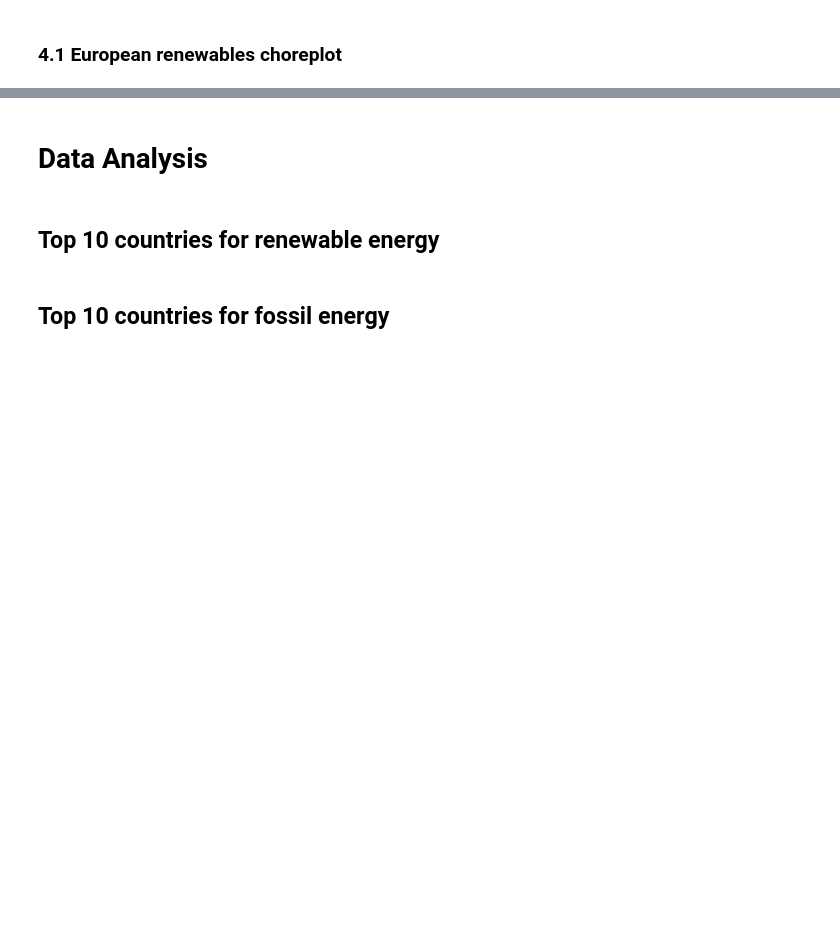
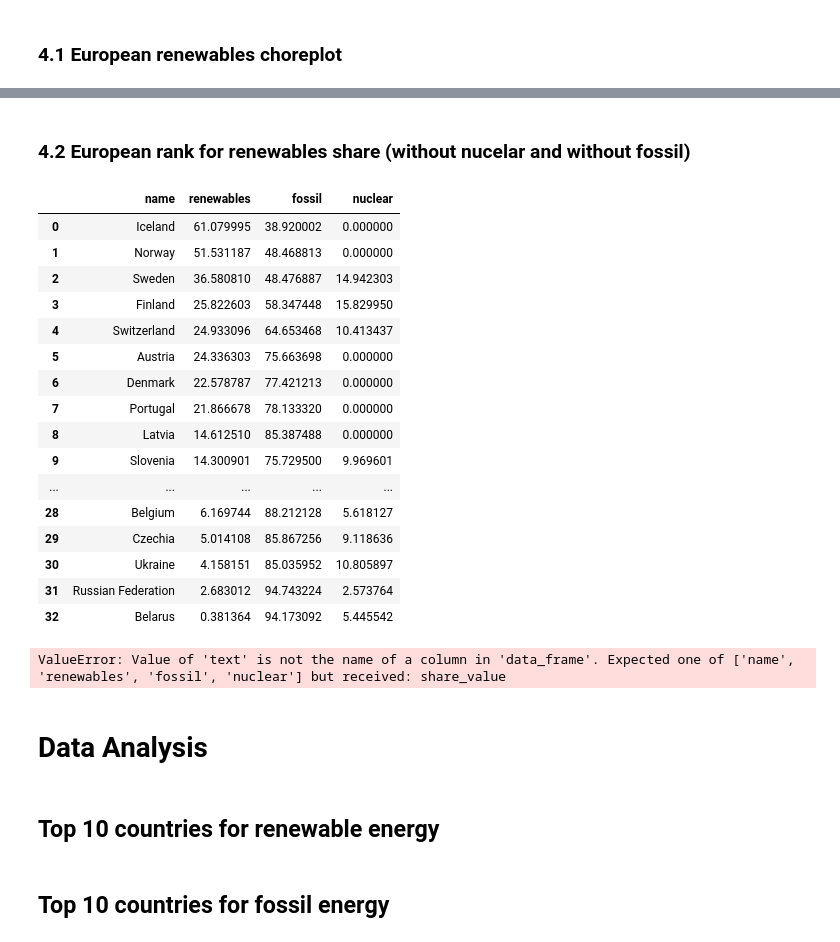
Before and after one commit to william-toscani/Data_Visualization_Project, a Jupyter notebook: Data_Viz_Project.ipynb, the cells around one changed output, grey strips where cells are left out. Drawn from its saved outputs; the diff is of its cells as text; code cells hidden in the pictures; blank space fills up the shorter version.

```diff
--- a/Data_Viz_Project.ipynb
+++ b/Data_Viz_Project.ipynb
@@ -196,5 +226,47 @@ fig_renewable_choropleth.show()
 # %% [markdown]
 ![newplot (1).png](embedded-picture-1)
+# %% [markdown]
+### 4.2 European rank for renewables share (without nucelar and without fossil)
+# %%
+fossil_columns = ['gas', 'oil', 'coal']
+renew_cols = ['wind', 'hydro', 'other_renewables', 'solar', 'biofuels']
+
+top_europa = sql(f"""
+SELECT name, {"+".join(renew_cols)} as renewables, {"+".join(fossil_columns)} as fossil, nuclear FROM share_clean
+order by renewables desc
+""")
+
+display(top_europa)
+# %% [output]
+|  | name | renewables | fossil | nuclear |
+| 0 | Iceland | 61.079995 | 38.920002 | 0.000000 |
+| 1 | Norway | 51.531187 | 48.468813 | 0.000000 |
+| 2 | Sweden | 36.580810 | 48.476887 | 14.942303 |
+| 3 | Finland | 25.822603 | 58.347448 | 15.829950 |
+| 4 | Switzerland | 24.933096 | 64.653468 | 10.413437 |
+| 5 | Austria | 24.336303 | 75.663698 | 0.000000 |
+| 6 | Denmark | 22.578787 | 77.421213 | 0.000000 |
+| 7 | Portugal | 21.866678 | 78.133320 | 0.000000 |
+| 8 | Latvia | 14.612510 | 85.387488 | 0.000000 |
+| 9 | Slovenia | 14.300901 | 75.729500 | 9.969601 |
+| ... | ... | ... | ... | ... |
+| 28 | Belgium | 6.169744 | 88.212128 | 5.618127 |
+| 29 | Czechia | 5.014108 | 85.867256 | 9.118636 |
+| 30 | Ukraine | 4.158151 | 85.035952 | 10.805897 |
+| 31 | Russian Federation | 2.683012 | 94.743224 | 2.573764 |
+| 32 | Belarus | 0.381364 | 94.173092 | 5.445542 |
+# %%
+px.bar(top_europa, x='renewables', y='name', orientation='h',
+       title='Energy Mix of European Countries', text='name')
+
+fig.update_traces(texttemplate='%{text:.1f}%', textposition='inside')
+fig.update_layout(yaxis={'categoryorder':'total ascending', 'title': ''},
+                    xaxis={'title': ''},
+                    width=1000, height=1000, font=dict(size=15),
+                    title_x=0.5)
+fig.show()
+# %% [output]
+ValueError: Value of 'text' is not the name of a column in 'data_frame'. Expected one of ['name', 'renewables', 'fossil', 'nuclear'] but received: share_value
 # %% [markdown]
 # Data Analysis
 # %% [markdown]
```
Also changed, not shown: parts of 14 cells of this notebook.
